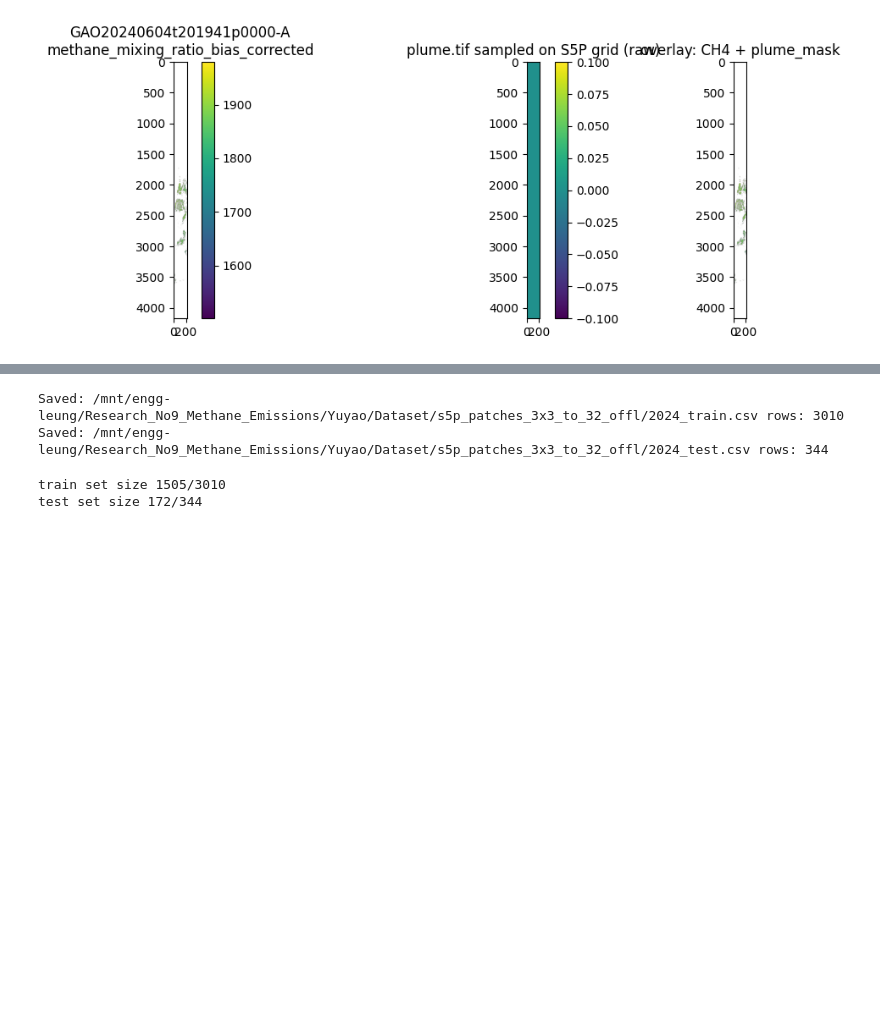
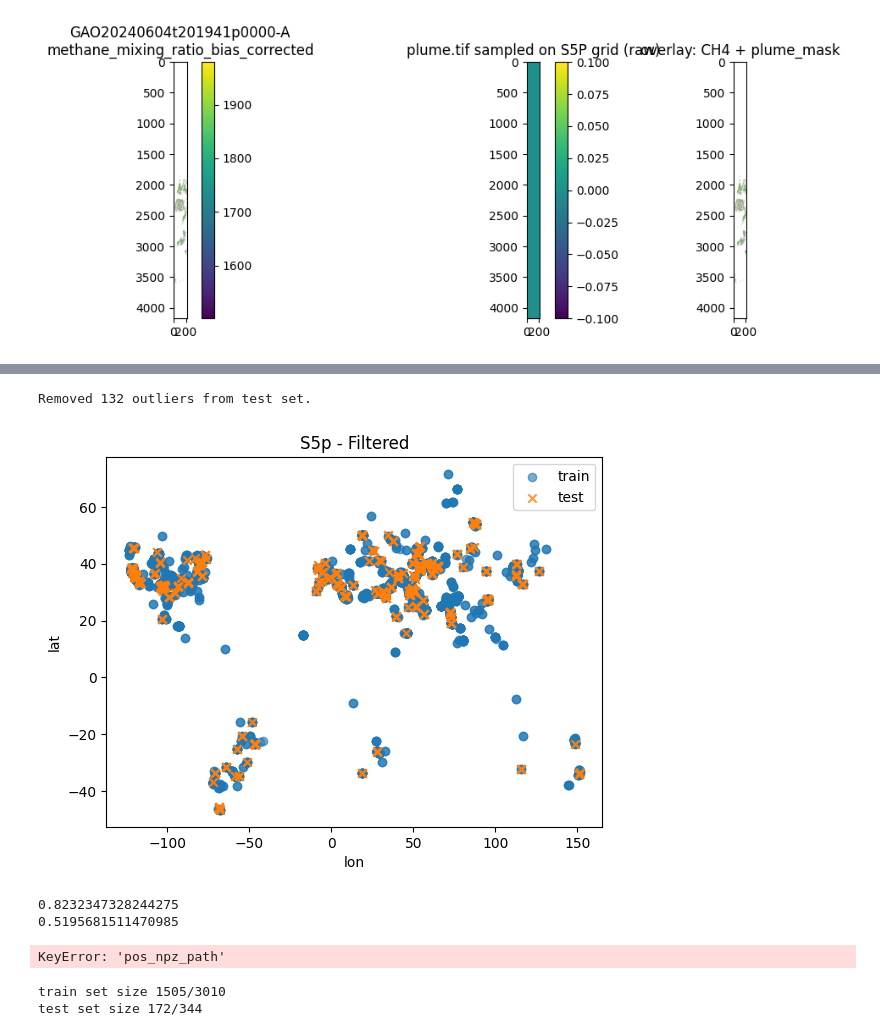
Before and after one commit to yuyao-wang/MethaneUnion, a Jupyter notebook: preprocess_dataset_s5p/check.ipynb, the cells around one changed output, grey strips where cells are left out. Cells and saved outputs as stored; diff of their text form; code cells hidden in the pictures; blank space fills up the shorter version.

```diff
--- a/preprocess_dataset_s5p/check.ipynb
+++ b/preprocess_dataset_s5p/check.ipynb
@@ -351,13 +418,58 @@ test set size 172
+# %%
+from sklearn.neighbors import BallTree
+
+def filter_test_outliers(train_df, test_df, threshold_km=100):
+    """
+    Removes test points that are further than 'threshold_km'
+    from any point in the training set.
+    """
+    # 1. Convert Lat/Lon to Radians for BallTree
+    train_rad = np.deg2rad(train_df[['lat', 'lon']].values)
+    test_rad = np.deg2rad(test_df[['lat', 'lon']].values)
+
+    # 2. Build the tree using Haversine metric
+    tree = BallTree(train_rad, metric='haversine')
+
+    # 3. Query the nearest neighbor in train for each point in test
+    # dists will be in radians
+    dists, indices = tree.query(test_rad, k=1)
+
+    # 4. Convert radians to kilometers (Earth radius ~6371km)
+    dists_km = dists.flatten() * 6371
+
+    # 5. Filter the test dataframe
+    is_near_train = dists_km <= threshold_km
+    filtered_test = test_df[is_near_train].copy()
+    outliers = test_df[~is_near_train].copy()
+
+    print(f"Removed {len(outliers)} outliers from test set.")
+    return filtered_test, outliers
+
+# Execute the filtering
+test_filtered, test_outliers = filter_test_outliers(train, test, threshold_km=150)
+
+# Visualize the result
+scatter_compare(train, test_filtered, "lat", "lon", "S5p - Filtered")
+# %% [output]
+Removed 132 outliers from test set.
+[figure, added]
+# %%
+print(len(train)/(len(train)+len(test_filtered)))
+print(test_filtered['label'].sum()/len(test_filtered))
+test_filtered.to_csv('/mnt/engg-leung/Research_No9_Methane_Emissions/Yuyao/Dataset/s5p_patches_3x3_to_224_offl_triplet/test_2025_filtered.csv')
+# %% [output]
+0.8232347328244275
+0.5195681511470985
 # %%
 # find center positions and labeling
 import pandas as pd
 from pathlib import Path
 
 # ===== input =====
-TRAIN_IN = "/data2/yuyao/methane_emission/data_csv/s5p_patches_3x3_to_32_offl_2024/train.csv"
-TEST_IN  = "/data2/yuyao/methane_emission/data_csv/s5p_patches_3x3_to_32_offl_2024/test.csv"
+TRAIN_IN = "/mnt/engg-leung/Research_No9_Methane_Emissions/Yuyao/Dataset/s5p_patches_3x3_to_224_offl_triplet/train.csv"
+TEST_IN  = "/mnt/engg-leung/Research_No9_Methane_Emissions/Yuyao/Dataset/s5p_patches_3x3_to_224_offl_triplet/test.csv"
 
-OUT_DIR = Path("/mnt/engg-leung/Research_No9_Methane_Emissions/Yuyao/Dataset/s5p_patches_3x3_to_32_offl")
+OUT_DIR = Path("/mnt/engg-leung/Research_No9_Methane_Emissions/Yuyao/Dataset/s5p_patches_3x3_to_224_offl_triplet")
 TRAIN_OUT = OUT_DIR / "2024_train.csv"
 TEST_OUT  = OUT_DIR / "2024_test.csv"
 
@@ -432,8 +544,7 @@ def explode_csv(path_in, path_out):
 explode_csv(TRAIN_IN, TRAIN_OUT)
 explode_csv(TEST_IN, TEST_OUT)
 # %% [output]
-Saved: /mnt/engg-leung/Research_No9_Methane_Emissions/Yuyao/Dataset/s5p_patches_3x3_to_32_offl/2024_train.csv rows: 3010
-Saved: /mnt/engg-leung/Research_No9_Methane_Emissions/Yuyao/Dataset/s5p_patches_3x3_to_32_offl/2024_test.csv rows: 344
+KeyError: 'pos_npz_path'
 # %%
 import pandas as pd
 train_csv_path = '/mnt/engg-leung/Research_No9_Methane_Emissions/Yuyao/Dataset/s5p_patches_3x3_to_32_offl/2024_train.csv'
```
Also changed, not shown: parts of 3 cells of this notebook, 5 other files.
